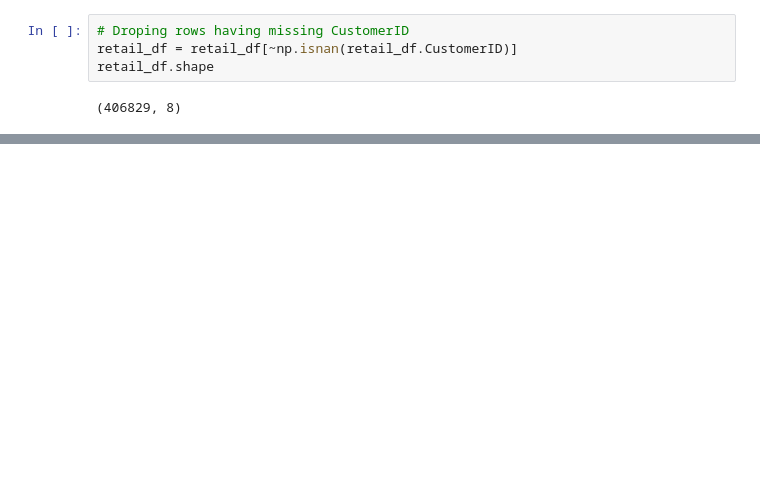
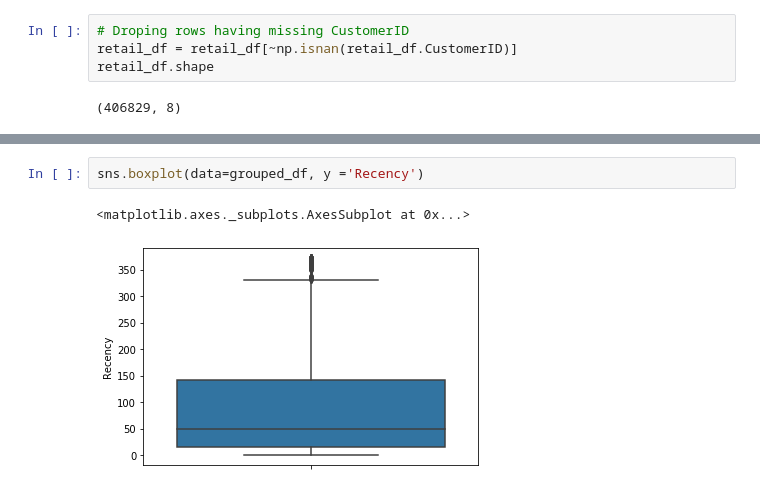
Before and after one commit to aamir7shahab/K-Mean, a Jupyter notebook: K Mean Clustering.ipynb, the cells around one changed output, grey strips where cells are left out. Saved outputs shown, nothing was run; the diff lists cells and outputs as text; blank space fills up the shorter version.

```diff
--- a/K Mean Clustering.ipynb
+++ b/K Mean Clustering.ipynb
@@ -77,0 +261,5 @@ retail_df.shape
+# %%
+sns.boxplot(data=grouped_df, y ='Recency')
+# %% [output]
+<matplotlib.axes._subplots.AxesSubplot at 0x...>
+[figure, added]
```
Also changed, not shown: parts of 41 cells of this notebook.
